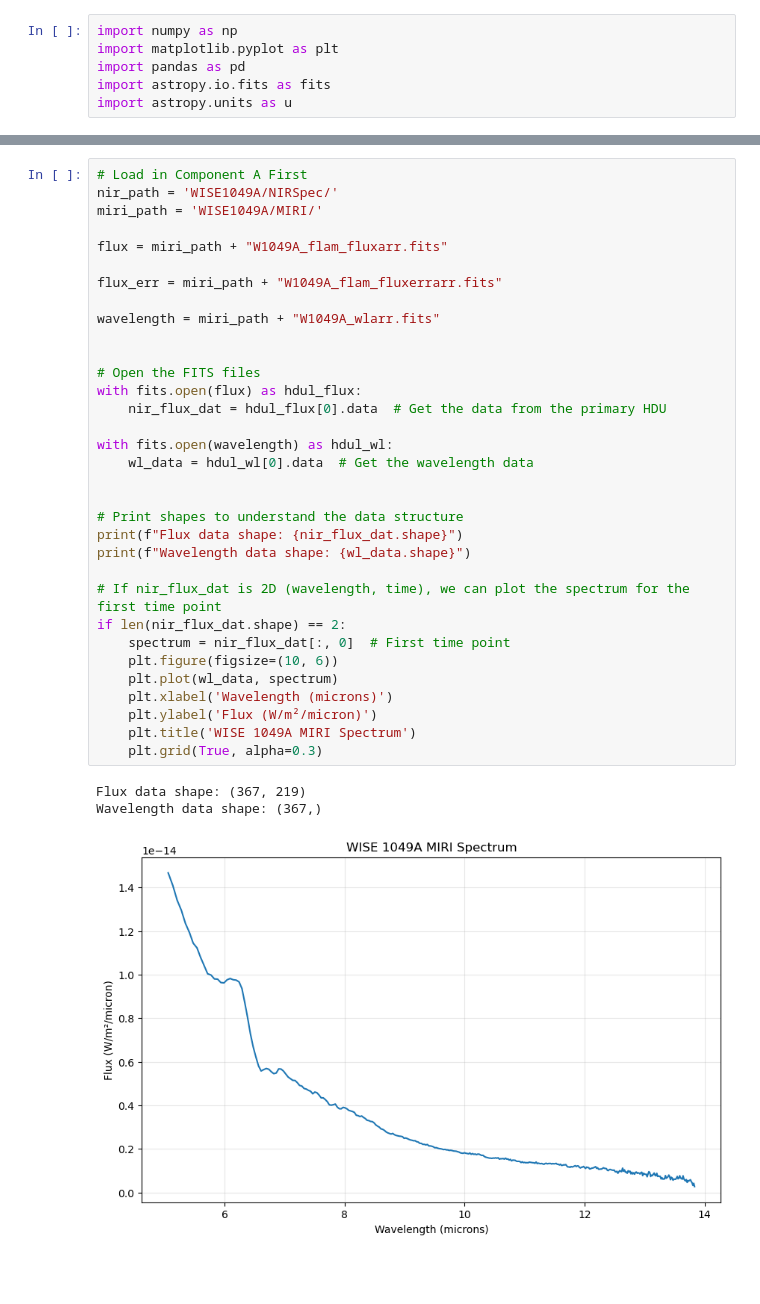
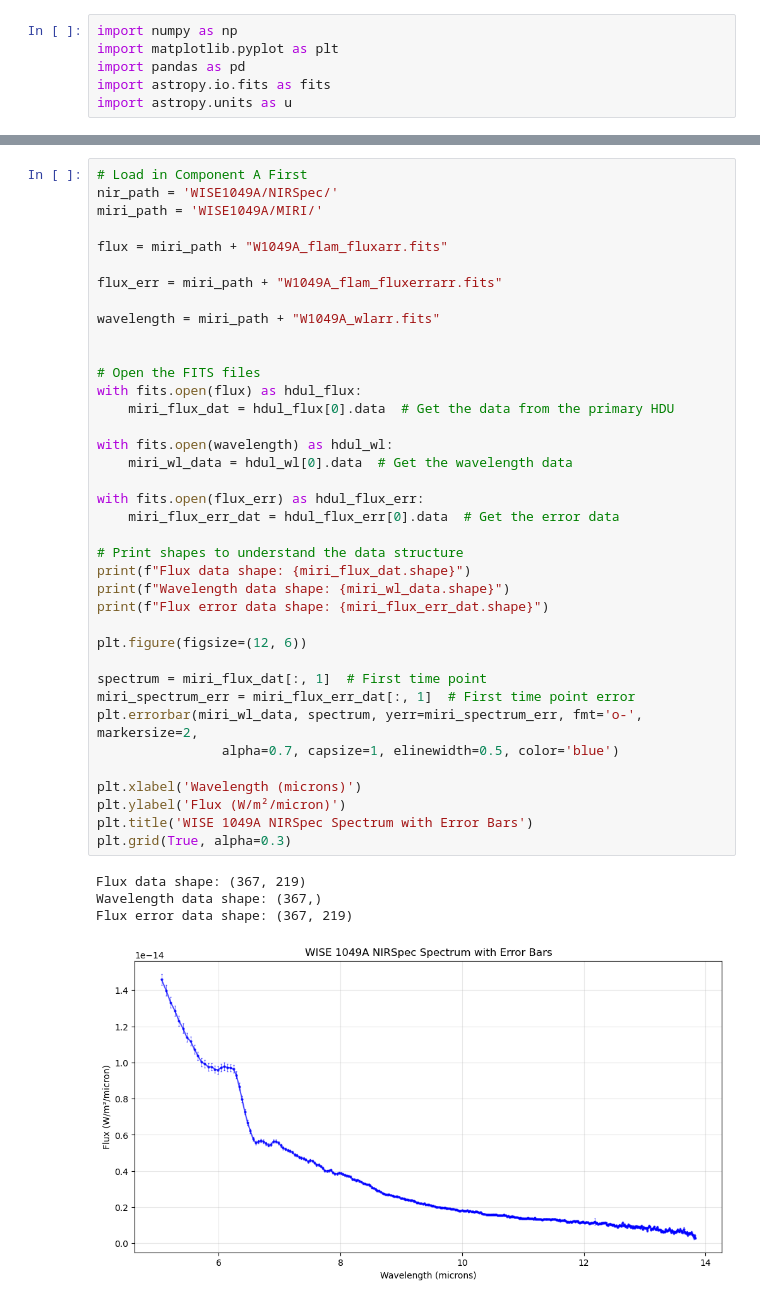
Before and after one commit to Brewster-BDNYC/brewster, a Jupyter notebook: WISE1049AB_Data/build_DataFile.ipynb, the cells around one changed output, grey strips where cells are left out. Cells and saved outputs as stored; diff of their text form; blank space fills up the shorter version.

```diff
--- a/WISE1049AB_Data/build_DataFile.ipynb
+++ b/WISE1049AB_Data/build_DataFile.ipynb
@@ -66,37 +121,43 @@ Wavelength data shape: (369,)
 # %%
 # Load in Component A First
 nir_path = 'WISE1049A/NIRSpec/'
 miri_path = 'WISE1049A/MIRI/'
 
 flux = miri_path + "W1049A_flam_fluxarr.fits"
 
 flux_err = miri_path + "W1049A_flam_fluxerrarr.fits"
 
 wavelength = miri_path + "W1049A_wlarr.fits"
 
 
 # Open the FITS files
 with fits.open(flux) as hdul_flux:
-    nir_flux_dat = hdul_flux[0].data  # Get the data from the primary HDU
+    miri_flux_dat = hdul_flux[0].data  # Get the data from the primary HDU
 
 with fits.open(wavelength) as hdul_wl:
-    wl_data = hdul_wl[0].data  # Get the wavelength data
+    miri_wl_data = hdul_wl[0].data  # Get the wavelength data
 
+with fits.open(flux_err) as hdul_flux_err:
+    miri_flux_err_dat = hdul_flux_err[0].data  # Get the error data
 
 # Print shapes to understand the data structure
-print(f"Flux data shape: {nir_flux_dat.shape}")
-print(f"Wavelength data shape: {wl_data.shape}")
+print(f"Flux data shape: {miri_flux_dat.shape}")
+print(f"Wavelength data shape: {miri_wl_data.shape}")
+print(f"Flux error data shape: {miri_flux_err_dat.shape}")
 
-# If nir_flux_dat is 2D (wavelength, time), we can plot the spectrum for the first time point
-if len(nir_flux_dat.shape) == 2:
-    spectrum = nir_flux_dat[:, 0]  # First time point
-    plt.figure(figsize=(10, 6))
-    plt.plot(wl_data, spectrum)
-    plt.xlabel('Wavelength (microns)')
-    plt.ylabel('Flux (W/m²/micron)')
-    plt.title('WISE 1049A MIRI Spectrum')
-    plt.grid(True, alpha=0.3)
+plt.figure(figsize=(12, 6))
+
+spectrum = miri_flux_dat[:, 1]  # First time point
+miri_spectrum_err = miri_flux_err_dat[:, 1]  # First time point error
+plt.errorbar(miri_wl_data, spectrum, yerr=miri_spectrum_err, fmt='o-', markersize=2,
+                alpha=0.7, capsize=1, elinewidth=0.5, color='blue')
+
+plt.xlabel('Wavelength (microns)')
+plt.ylabel('Flux (W/m²/micron)')
+plt.title('WISE 1049A NIRSpec Spectrum with Error Bars')
+plt.grid(True, alpha=0.3)
 # %% [output]
 Flux data shape: (367, 219)
 Wavelength data shape: (367,)
+Flux error data shape: (367, 219)
-[figure, old version]
+[figure, new version]
```
Also changed, not shown: parts of 17 cells of this notebook, 9 other files.
